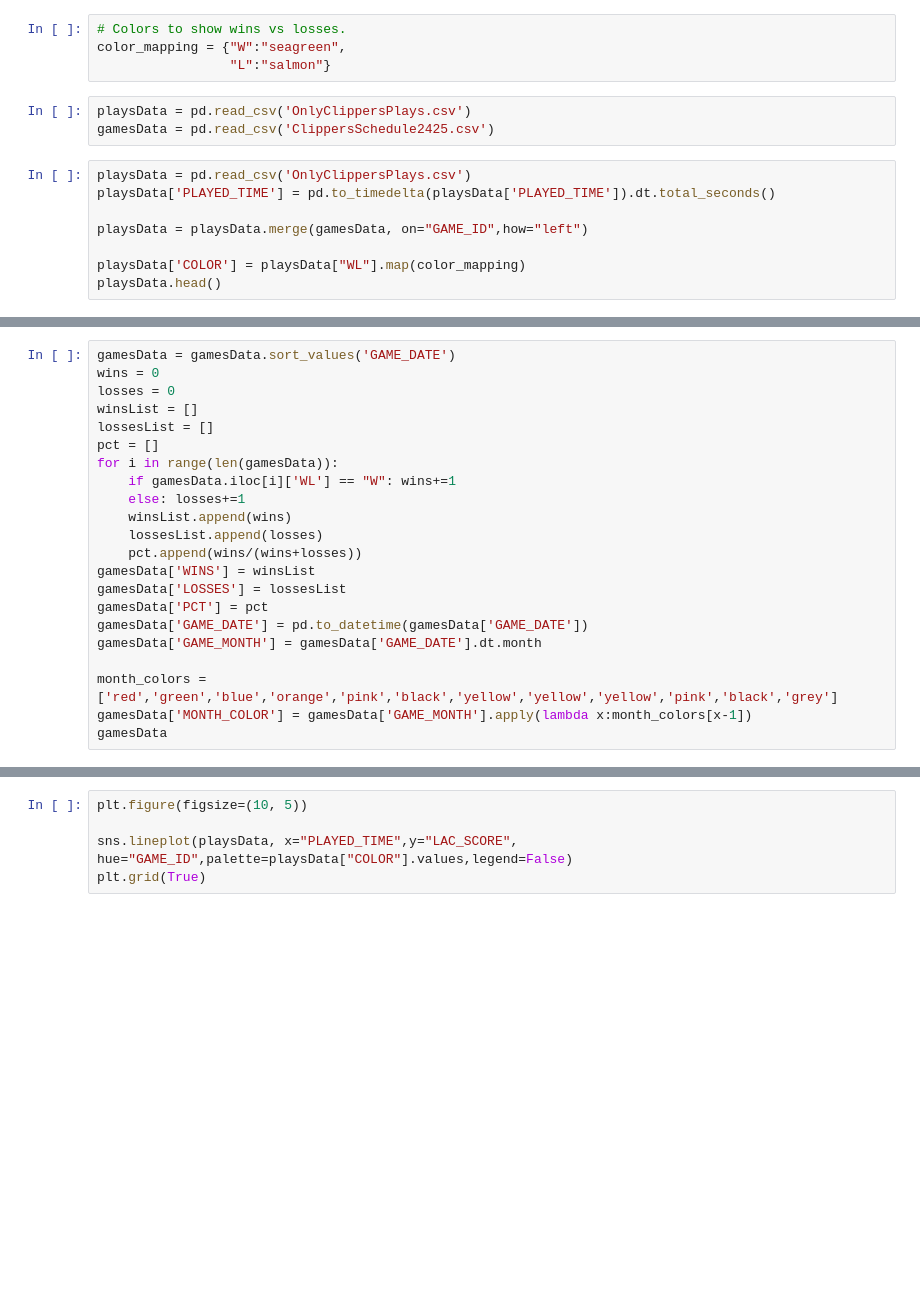
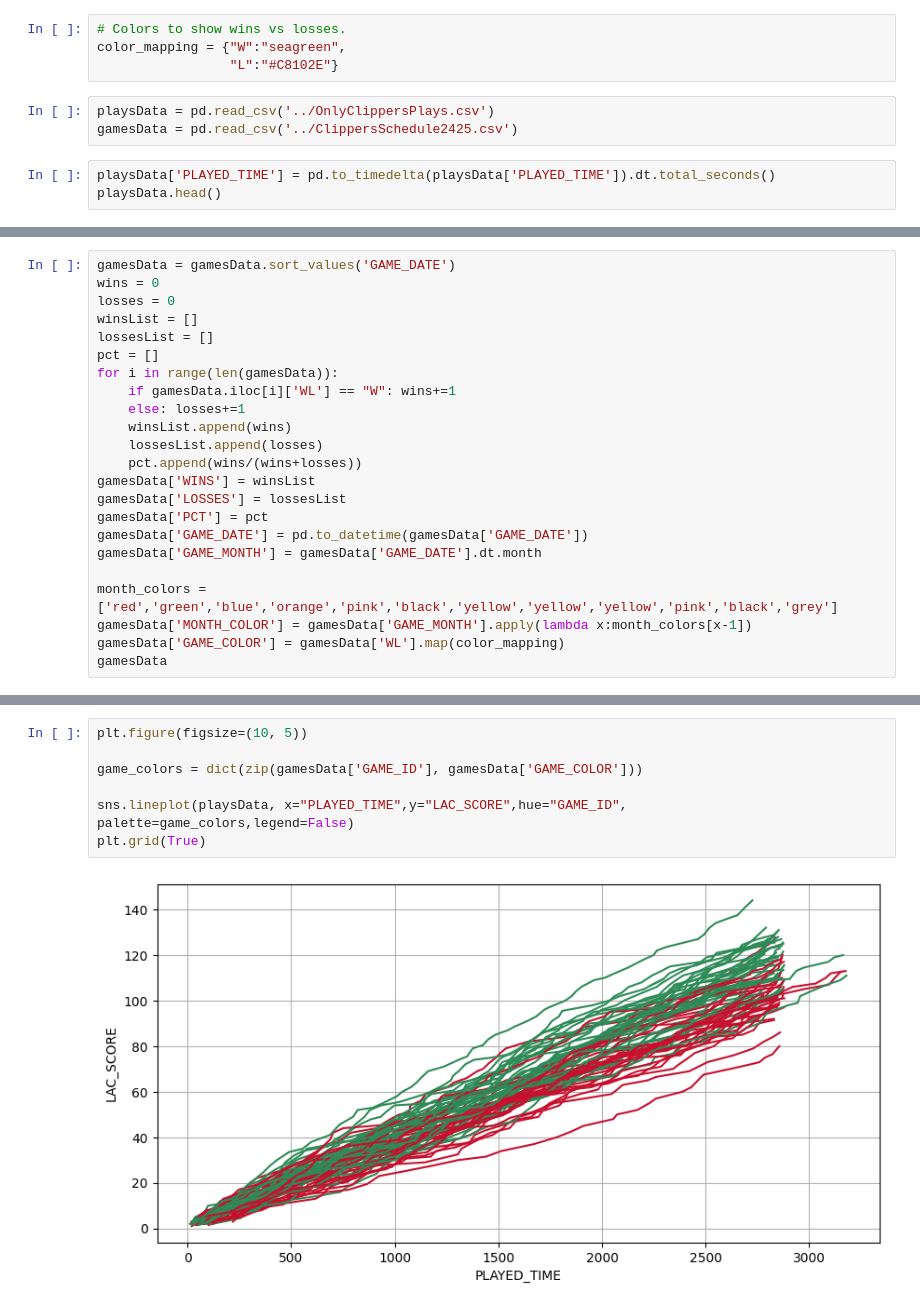
Before and after one commit to Denchikkkk/LAClippers_2025_Performance, a Jupyter notebook: analysis/ClippersPerformance.ipynb, the cells around one changed output, grey strips where cells are left out. Saved outputs shown, nothing was run; the diff lists cells and outputs as text; blank space fills up the shorter version.

Commit message:
Solved color palette for PTS plot and built new Players Shots Made scatter plot.

```diff
--- a/analysis/ClippersPerformance.ipynb
+++ b/analysis/ClippersPerformance.ipynb
@@ -5,15 +9,10 @@ import matplotlib.pyplot as plt
 # %%
 # Colors to show wins vs losses.
 color_mapping = {"W":"seagreen",
-                 "L":"salmon"}
+                 "L":"#C8102E"}
 # %%
-playsData = pd.read_csv('OnlyClippersPlays.csv')
-gamesData = pd.read_csv('ClippersSchedule2425.csv')
+playsData = pd.read_csv('../OnlyClippersPlays.csv')
+gamesData = pd.read_csv('../ClippersSchedule2425.csv')
 # %%
-playsData = pd.read_csv('OnlyClippersPlays.csv')
 playsData['PLAYED_TIME'] = pd.to_timedelta(playsData['PLAYED_TIME']).dt.total_seconds()
-
-playsData = playsData.merge(gamesData, on="GAME_ID",how="left")
-
-playsData['COLOR'] = playsData["WL"].map(color_mapping)
 playsData.head()
@@ -38,4 +44,5 @@ gamesData['GAME_MONTH'] = gamesData['GAME_DATE'].dt.month
 
 month_colors = ['red','green','blue','orange','pink','black','yellow','yellow','yellow','pink','black','grey']
 gamesData['MONTH_COLOR'] = gamesData['GAME_MONTH'].apply(lambda x:month_colors[x-1])
+gamesData['GAME_COLOR'] = gamesData['WL'].map(color_mapping)
 gamesData
@@ -51,5 +92,9 @@ playsData
 # %%
 plt.figure(figsize=(10, 5))
 
-sns.lineplot(playsData, x="PLAYED_TIME",y="LAC_SCORE", hue="GAME_ID",palette=playsData["COLOR"].values,legend=False)
+game_colors = dict(zip(gamesData['GAME_ID'], gamesData['GAME_COLOR']))
+
+sns.lineplot(playsData, x="PLAYED_TIME",y="LAC_SCORE",hue="GAME_ID", palette=game_colors,legend=False)
 plt.grid(True)
+# %% [output]
+[figure, added]
```
Also changed, not shown: parts of 10 cells of this notebook.
